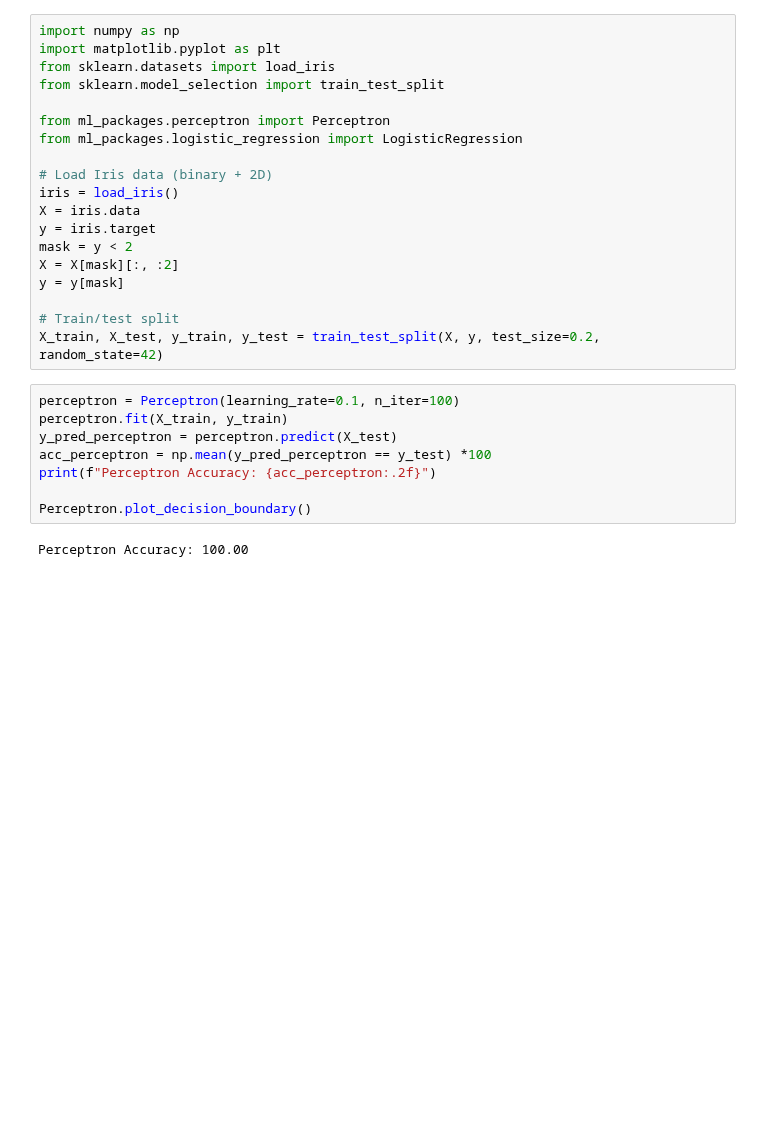
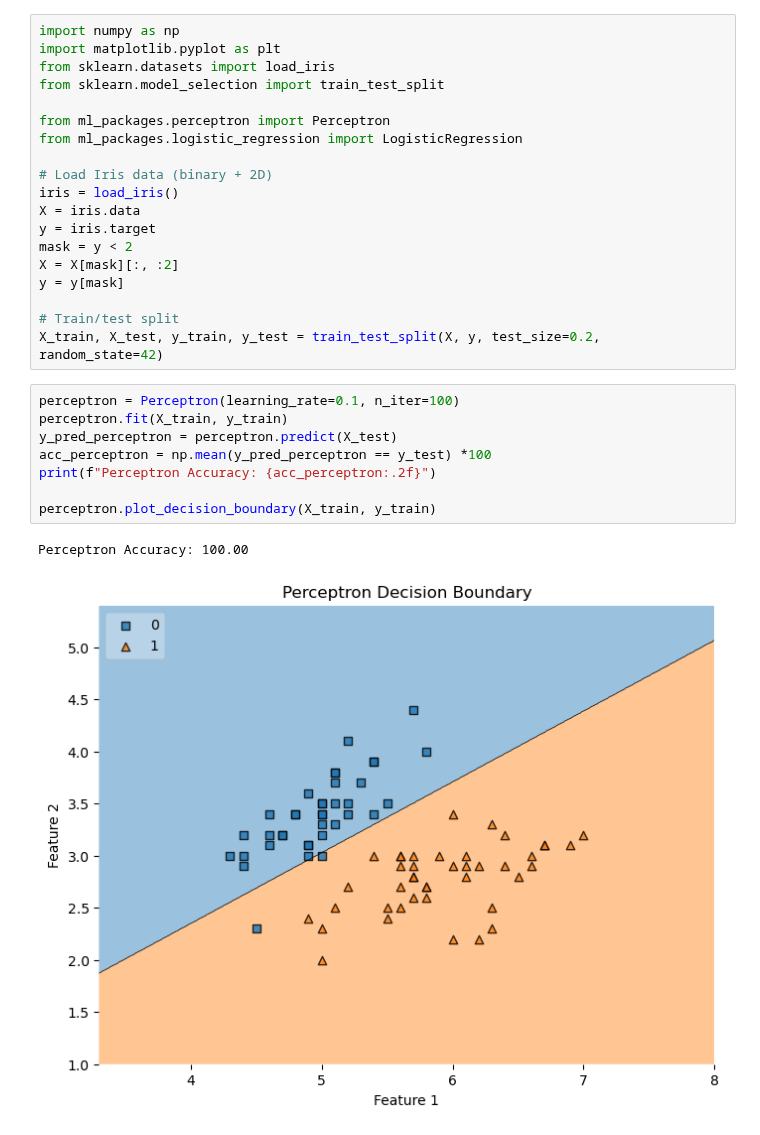
Before and after one commit to mmutugi/Data-Science-and-Machine-Learning, a Jupyter notebook: 03.Package/example_usage/usage.ipynb, the cells around one changed output. Drawn from its saved outputs; the diff is of its cells as text; blank space fills up the shorter version.

```diff
--- a/03.Package/example_usage/usage.ipynb
+++ b/03.Package/example_usage/usage.ipynb
@@ -20,13 +20,14 @@ X_train, X_test, y_train, y_test = train_test_split(X, y, test_size=0.2, random_
 # %%
 perceptron = Perceptron(learning_rate=0.1, n_iter=100)
 perceptron.fit(X_train, y_train)
 y_pred_perceptron = perceptron.predict(X_test)
 acc_perceptron = np.mean(y_pred_perceptron == y_test) *100
 print(f"Perceptron Accuracy: {acc_perceptron:.2f}")
 
-Perceptron.plot_decision_boundary()
+perceptron.plot_decision_boundary(X_train, y_train)
 # %% [output]
 Perceptron Accuracy: 100.00
+[figure, added]
 # %%
 logreg_mse = LogisticRegression()
 logreg_mse.train(X_train, y_train, alpha=0.01, epochs=100, loss='mse')
```
Also changed, not shown: parts of 4 cells of this notebook, 11 other files.
